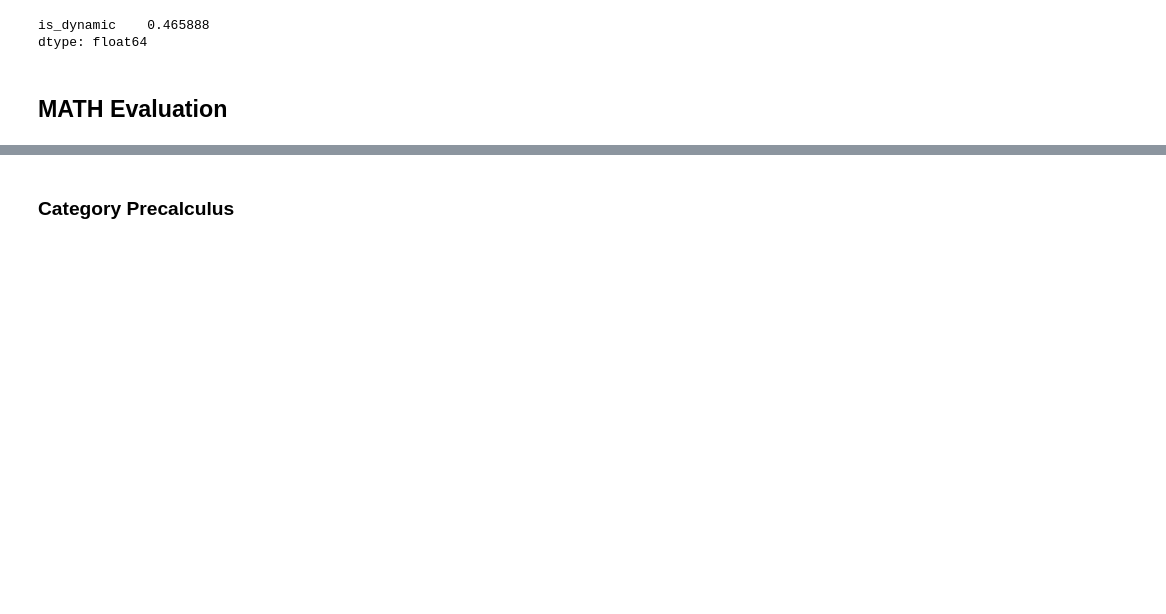
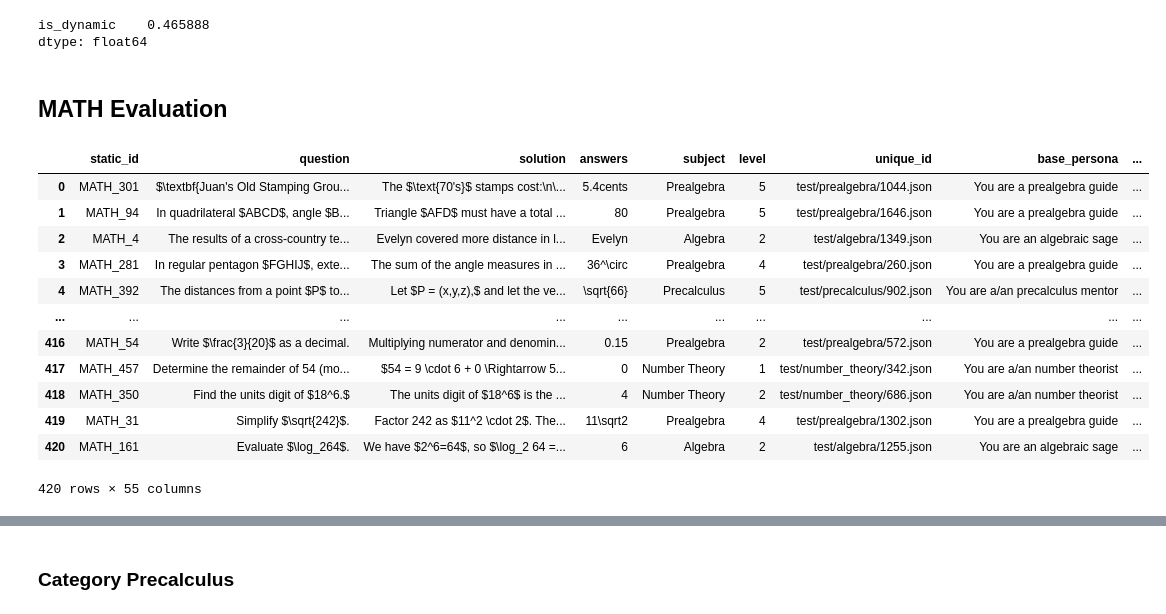
Before and after one commit to nicomu99/master-thesis, a Jupyter notebook: dataset_overview.ipynb, the cells around one changed output, grey strips where cells are left out. Cells and saved outputs as stored; diff of their text form; code cells hidden in the pictures; blank space fills up the shorter version.

```diff
--- a/dataset_overview.ipynb
+++ b/dataset_overview.ipynb
@@ -323,4 +321,28 @@ math_tasks, math_df = evaluator.get_data("MATH")
 math_df = extract_answers(math_df, answer_columns, "math")
+# %%
+test_df = math_df.copy()
+
+test_cols = []
+for col in completion_columns:
+    test_col = f"{col}_right"
+    test_cols.append(test_col)
+    test_df[test_col] = test_df["answers"] == test_df[col]
+
+test_df[test_df[test_cols].eq(False).any(axis=1)]
+# %% [output]
+|  | static_id | question | solution | answers | subject | level | unique_id | base_persona | ... |
+| 0 | MATH_301 | $\textbf{Juan's Old Stamping Grou... | The $\text{70's}$ stamps cost:\n\... | 5.4cents | Prealgebra | 5 | test/prealgebra/1044.json | You are a prealgebra guide | ... |
+| 1 | MATH_94 | In quadrilateral $ABCD$, angle $B... | Triangle $AFD$ must have a total ... | 80 | Prealgebra | 5 | test/prealgebra/1646.json | You are a prealgebra guide | ... |
+| 2 | MATH_4 | The results of a cross-country te... | Evelyn covered more distance in l... | Evelyn | Algebra | 2 | test/algebra/1349.json | You are an algebraic sage | ... |
+| 3 | MATH_281 | In regular pentagon $FGHIJ$, exte... | The sum of the angle measures in ... | 36^\circ | Prealgebra | 4 | test/prealgebra/260.json | You are a prealgebra guide | ... |
+| 4 | MATH_392 | The distances from a point $P$ to... | Let $P = (x,y,z),$ and let the ve... | \sqrt{66} | Precalculus | 5 | test/precalculus/902.json | You are a/an precalculus mentor | ... |
+| ... | ... | ... | ... | ... | ... | ... | ... | ... | ... |
+| 416 | MATH_54 | Write $\frac{3}{20}$ as a decimal. | Multiplying numerator and denomin... | 0.15 | Prealgebra | 2 | test/prealgebra/572.json | You are a prealgebra guide | ... |
+| 417 | MATH_457 | Determine the remainder of 54 (mo... | $54 = 9 \cdot 6 + 0 \Rightarrow 5... | 0 | Number Theory | 1 | test/number_theory/342.json | You are a/an number theorist | ... |
+| 418 | MATH_350 | Find the units digit of $18^6.$ | The units digit of $18^6$ is the ... | 4 | Number Theory | 2 | test/number_theory/686.json | You are a/an number theorist | ... |
+| 419 | MATH_31 | Simplify $\sqrt{242}$. | Factor 242 as $11^2 \cdot 2$. The... | 11\sqrt2 | Prealgebra | 4 | test/prealgebra/1302.json | You are a prealgebra guide | ... |
+| 420 | MATH_161 | Evaluate $\log_264$. | We have $2^6=64$, so $\log_2 64 =... | 6 | Algebra | 2 | test/algebra/1255.json | You are an algebraic sage | ... |
+420 rows × 55 columns
 # %%
 accuracy_df = compute_accuracy_df(math_df, completion_columns, ground_truth_col="answers", category_col="subject")
 gains_baseline_df = compute_accuracy_difference(
```
Also changed, not shown: parts of 11 cells of this notebook, 13 other files.
